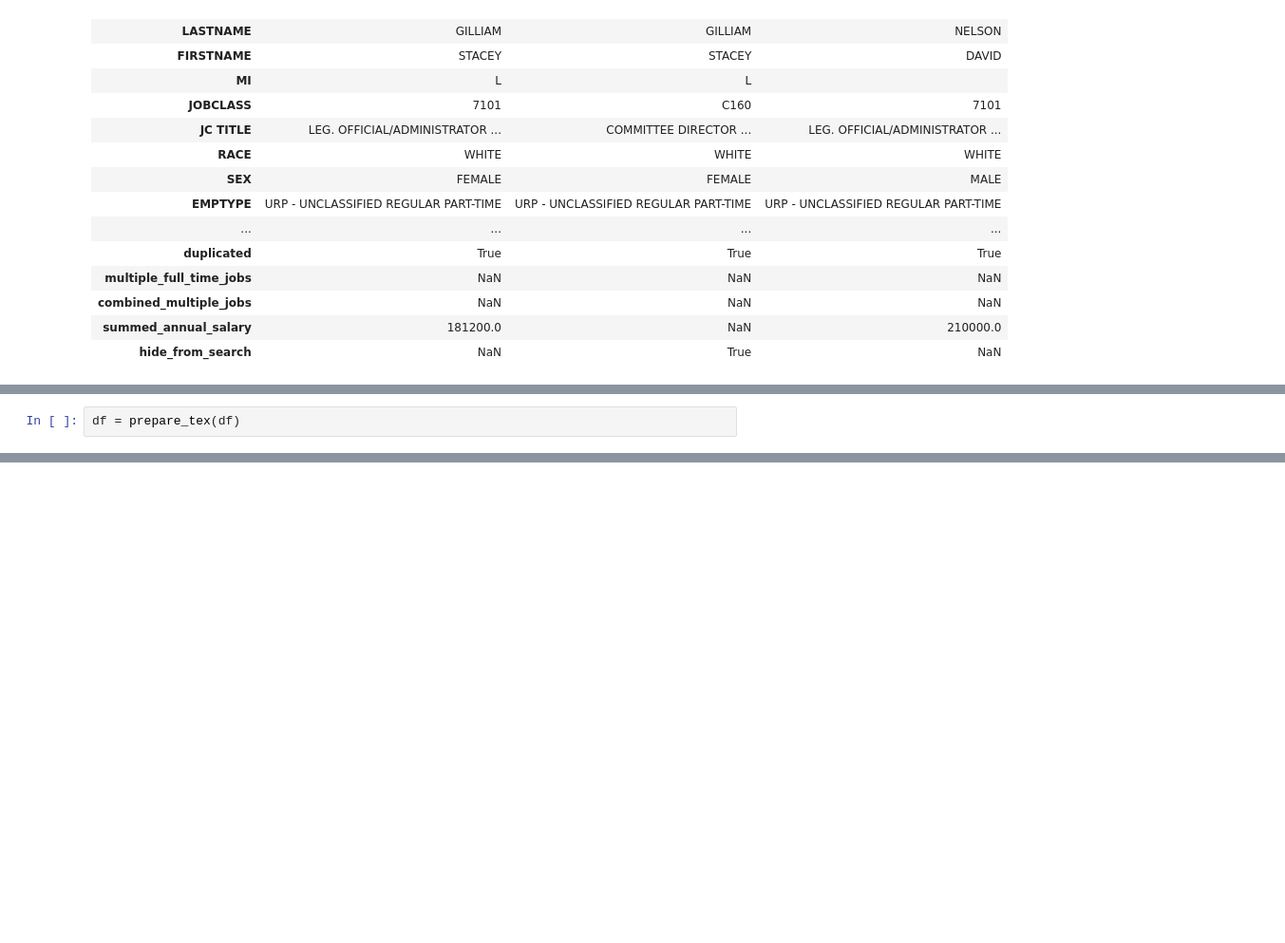
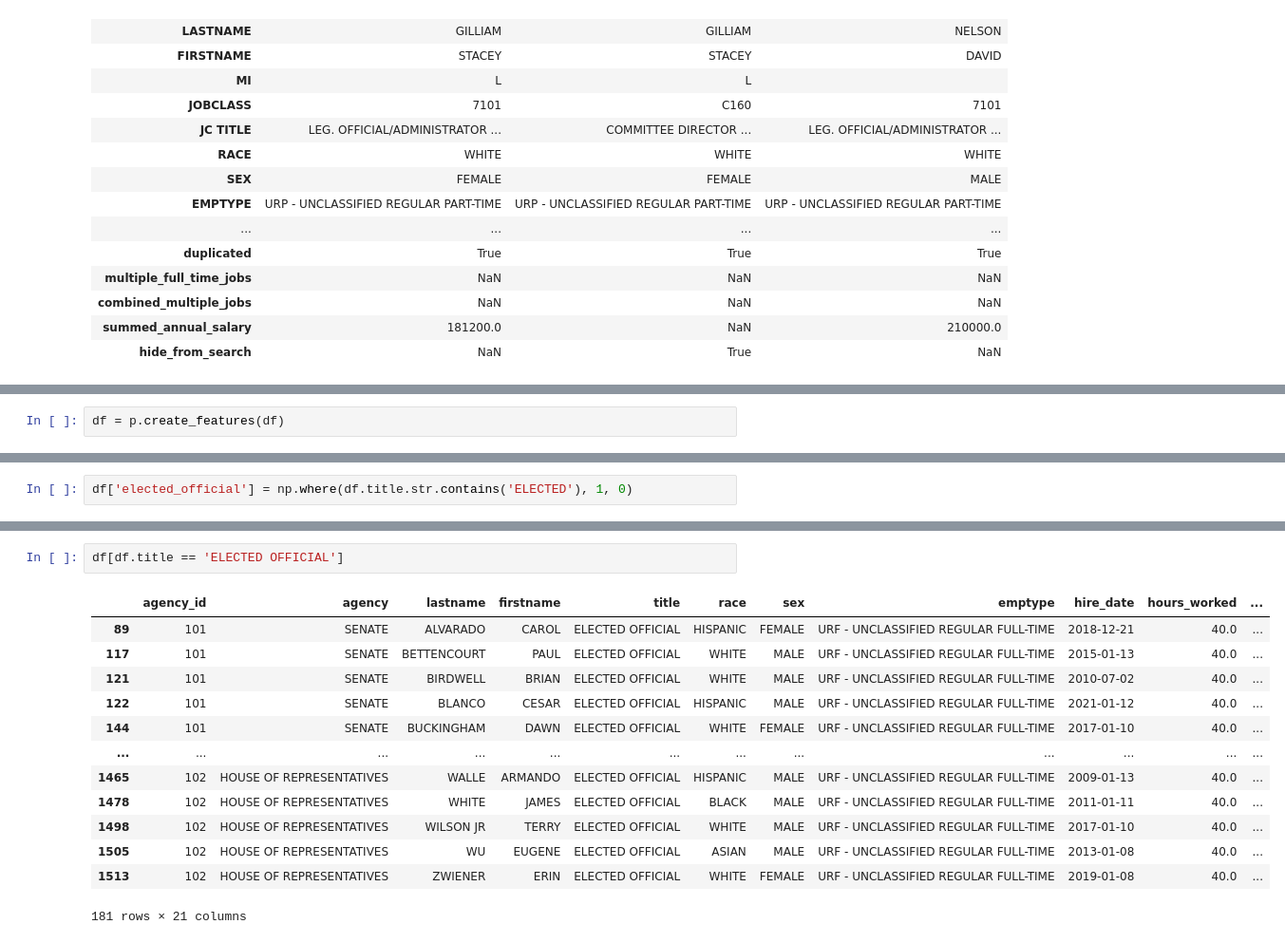
Before and after one commit to Texas-Government-Employee-Salaries/Predicting-Salaries, a Jupyter notebook: desiree_initial.ipynb, the cells around one changed output, grey strips where cells are left out. Shown at 95% size. Saved outputs shown, nothing was run; the diff lists cells and outputs as text; blank space fills up the shorter version.

```diff
--- a/desiree_initial.ipynb
+++ b/desiree_initial.ipynb
@@ -49,2 +150,2 @@ df.head(3).T
 # %%
-df = prepare_tex(df)
+df = p.create_features(df)
@@ -50,0 +167,2 @@ df = prepare_tex(df)
+# %%
+df['elected_official'] = np.where(df.title.str.contains('ELECTED'), 1, 0)
@@ -50,0 +179,16 @@ df = prepare_tex(df)
+# %%
+df[df.title == 'ELECTED OFFICIAL']
+# %% [output]
+|  | agency_id | agency | lastname | firstname | title | race | sex | emptype | hire_date | hours_worked | ... |
+| 89 | 101 | SENATE | ALVARADO | CAROL | ELECTED OFFICIAL | HISPANIC | FEMALE | URF - UNCLASSIFIED REGULAR FULL-TIME | 2018-12-21 | 40.0 | ... |
+| 117 | 101 | SENATE | BETTENCOURT | PAUL | ELECTED OFFICIAL | WHITE | MALE | URF - UNCLASSIFIED REGULAR FULL-TIME | 2015-01-13 | 40.0 | ... |
+| 121 | 101 | SENATE | BIRDWELL | BRIAN | ELECTED OFFICIAL | WHITE | MALE | URF - UNCLASSIFIED REGULAR FULL-TIME | 2010-07-02 | 40.0 | ... |
+| 122 | 101 | SENATE | BLANCO | CESAR | ELECTED OFFICIAL | HISPANIC | MALE | URF - UNCLASSIFIED REGULAR FULL-TIME | 2021-01-12 | 40.0 | ... |
+| 144 | 101 | SENATE | BUCKINGHAM | DAWN | ELECTED OFFICIAL | WHITE | FEMALE | URF - UNCLASSIFIED REGULAR FULL-TIME | 2017-01-10 | 40.0 | ... |
+| ... | ... | ... | ... | ... | ... | ... | ... | ... | ... | ... | ... |
+| 1465 | 102 | HOUSE OF REPRESENTATIVES | WALLE | ARMANDO | ELECTED OFFICIAL | HISPANIC | MALE | URF - UNCLASSIFIED REGULAR FULL-TIME | 2009-01-13 | 40.0 | ... |
+| 1478 | 102 | HOUSE OF REPRESENTATIVES | WHITE | JAMES | ELECTED OFFICIAL | BLACK | MALE | URF - UNCLASSIFIED REGULAR FULL-TIME | 2011-01-11 | 40.0 | ... |
+| 1498 | 102 | HOUSE OF REPRESENTATIVES | WILSON JR | TERRY | ELECTED OFFICIAL | WHITE | MALE | URF - UNCLASSIFIED REGULAR FULL-TIME | 2017-01-10 | 40.0 | ... |
+| 1505 | 102 | HOUSE OF REPRESENTATIVES | WU | EUGENE | ELECTED OFFICIAL | ASIAN | MALE | URF - UNCLASSIFIED REGULAR FULL-TIME | 2013-01-08 | 40.0 | ... |
+| 1513 | 102 | HOUSE OF REPRESENTATIVES | ZWIENER | ERIN | ELECTED OFFICIAL | WHITE | FEMALE | URF - UNCLASSIFIED REGULAR FULL-TIME | 2019-01-08 | 40.0 | ... |
+181 rows × 21 columns
```
Also changed, not shown: parts of 21 cells of this notebook.
